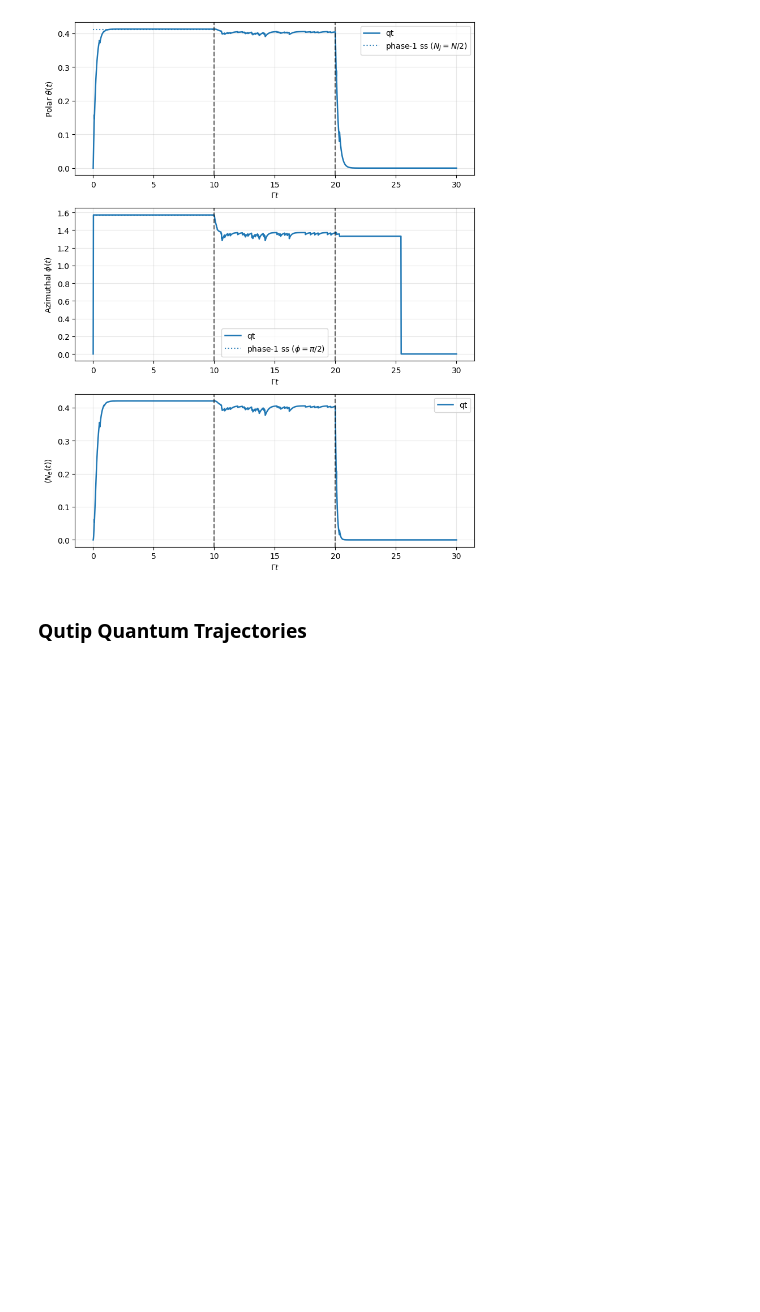
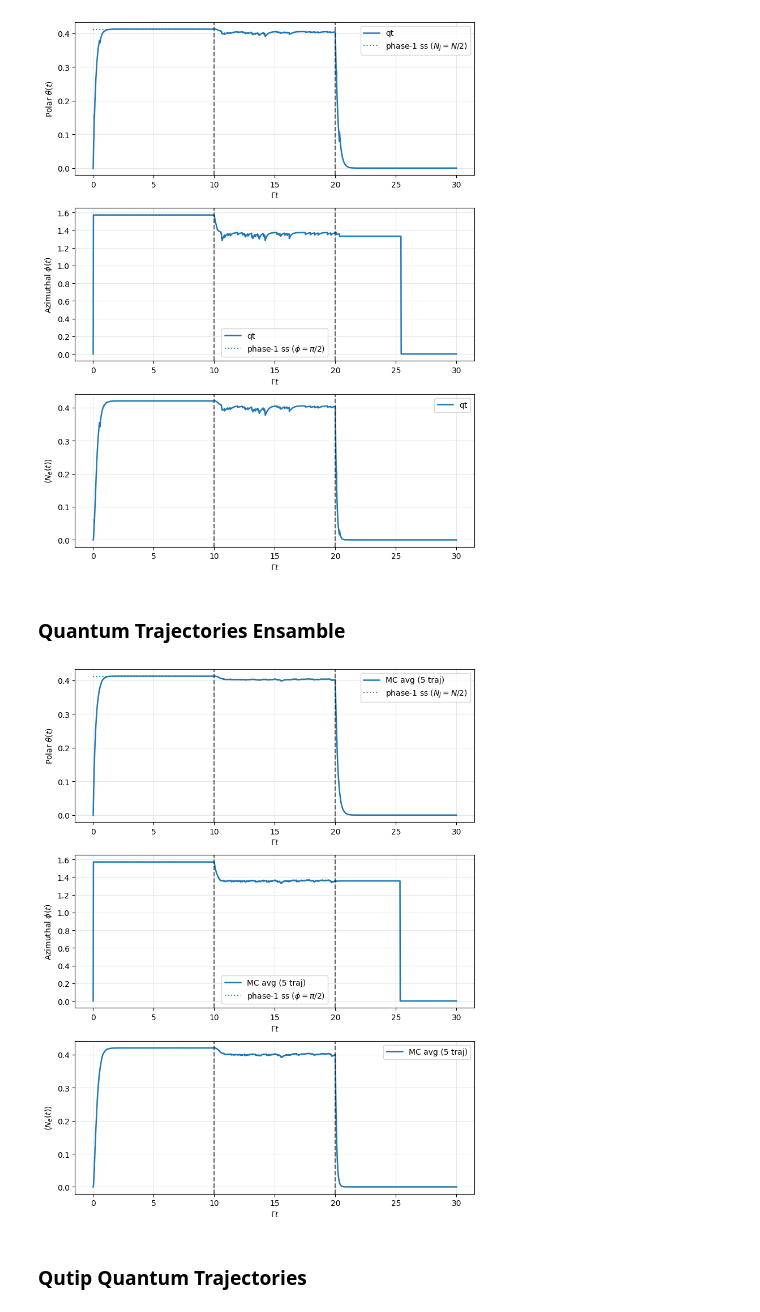
Before and after one commit to AsharKamal98/cavity-OAT, a Jupyter notebook: main.ipynb, the cells around one changed output. Saved outputs shown, nothing was run; the diff lists cells and outputs as text; code cells hidden in the pictures; blank space fills up the shorter version.

Commit message:
feat: ensamble runs
Co-authored-by: Copilot <copilot@github.com>

```diff
--- a/main.ipynb
+++ b/main.ipynb
@@ -80,5 +78,43 @@ fig, axes = plot_trajectory_angles_and_excitation(result, phases)
 # %% [output]
 [figure]
+# %% [markdown]
+### Quantum Trajectories Ensamble
+# %%
+if True:
+    from quantum_trajectories.state_helpers import centered_sector_initial_coeffs
+    from quantum_trajectories.ensamble_sim import run_trajectory_ensemble
+    from quantum_trajectories.aggregator import (
+        ensemble_observables,
+        make_averaged_result
+    )
+    from common.plotting import plot_trajectory_angles_and_excitation
+
+    sector_coeffs = centered_sector_initial_coeffs(N, half_width=0)
+
+    ensemble = run_trajectory_ensemble(
+        N=N,
+        gamma=gamma,
+        phases=phases,
+        sector_coeffs=sector_coeffs,
+        dt=dt,
+        save_every=save_every,
+        seed=seed,
+        ntraj=5,
+    )
+
+    obs_avg = ensemble_observables(ensemble)
+    avg_result = make_averaged_result(ensemble, obs_avg)
+
+    output_dir = Path("output")
+    output_dir.mkdir(exist_ok=True)
+    fig, axes = plot_trajectory_angles_and_excitation(
+        avg_result,
+        phases,
+        output_path=output_dir / "qt_ensable.png",
+        show_spread=False,
+)
+# %% [output]
+[figure, added]
 # %% [markdown]
 ### Qutip Quantum Trajectories
 # %%
```
Also changed, not shown: parts of 3 cells of this notebook, 10 other files.
